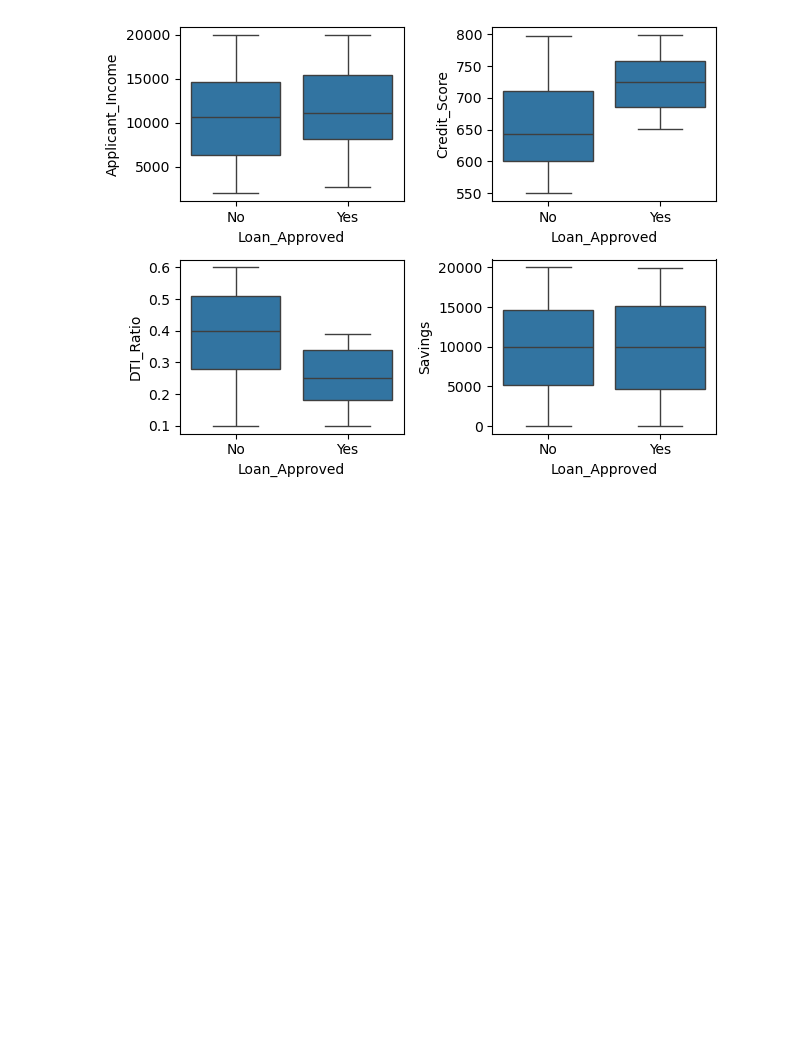
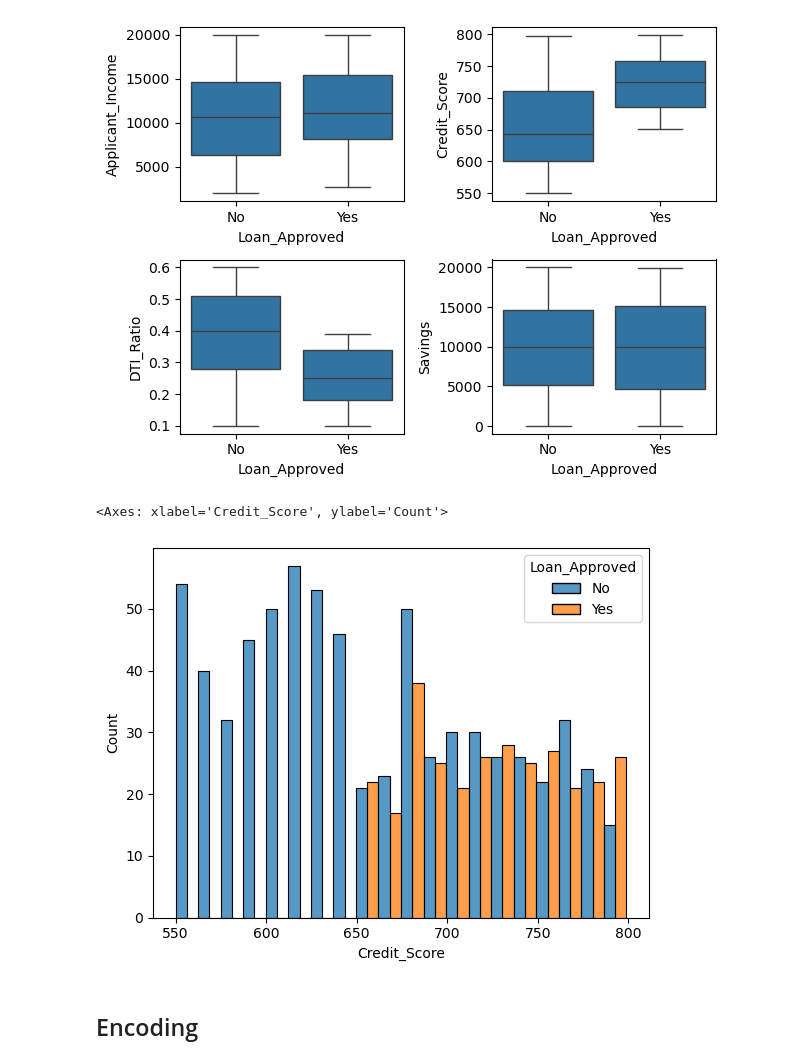
Before and after one commit to syedahmedkhaderi/learning-ml-algorithms, a Jupyter notebook: 00-ml-projects/04-CreditWise-Loan-Major/creditWise-loan.ipynb, the cells around one changed output. Saved outputs shown, nothing was run; the diff lists cells and outputs as text; code cells hidden in the pictures; blank space fills up the shorter version.

```diff
--- a/00-ml-projects/04-CreditWise-Loan-Major/creditWise-loan.ipynb
+++ b/00-ml-projects/04-CreditWise-Loan-Major/creditWise-loan.ipynb
@@ -156,3 +154,10 @@ sns.boxplot(ax=axes[1,1], x=df["Loan_Approved"], y=df["Savings"])
 plt.tight_layout()
 # %% [output]
 [figure]
+# %%
+sns.histplot(data=df, x="Credit_Score", hue="Loan_Approved", bins = 20, multiple="dodge")
+# %% [output]
+<Axes: xlabel='Credit_Score', ylabel='Count'>
+[figure, added]
+# %% [markdown]
+## Encoding
```
Also changed, not shown: parts of 32 cells of this notebook, 1 other file.
